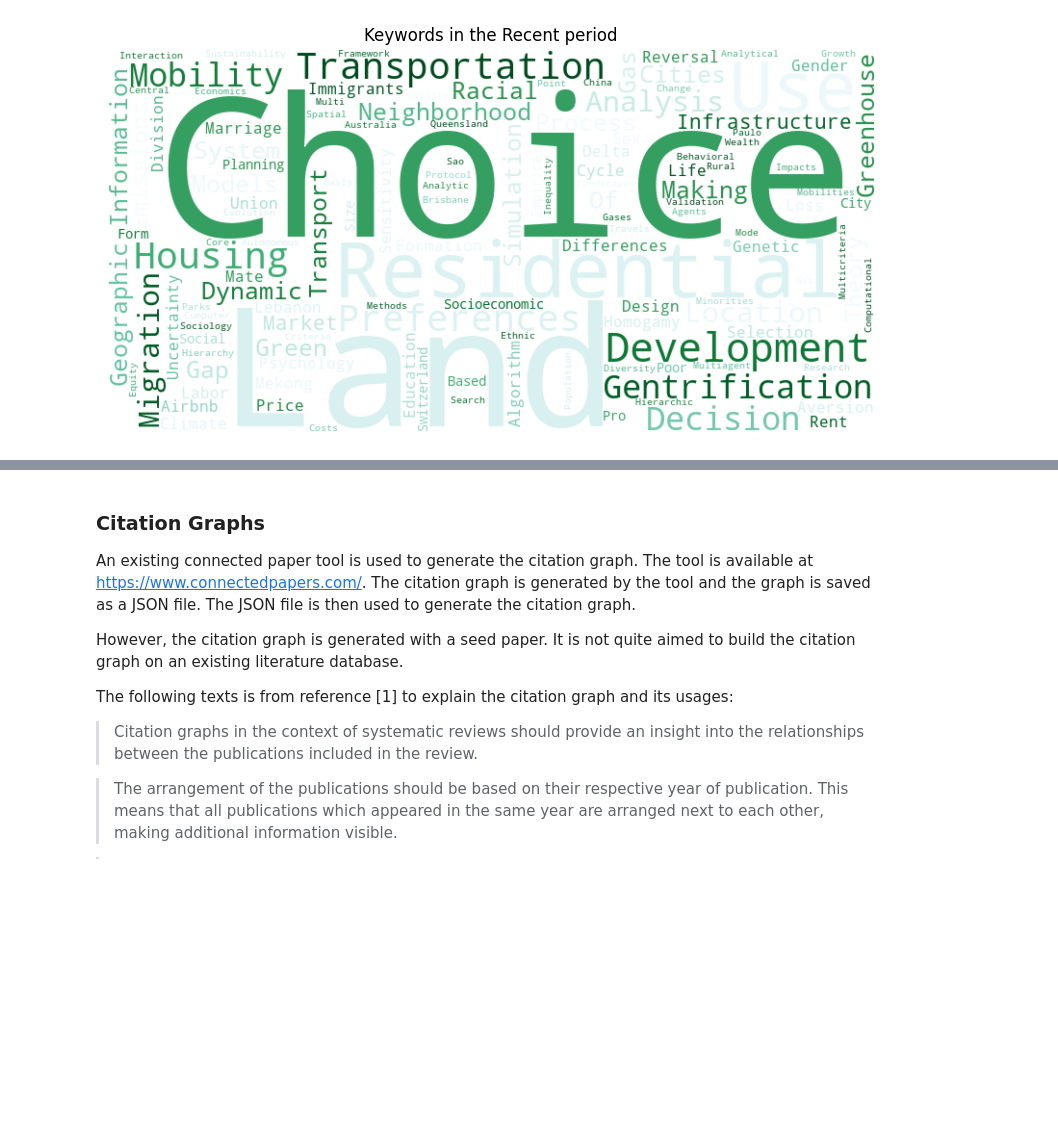
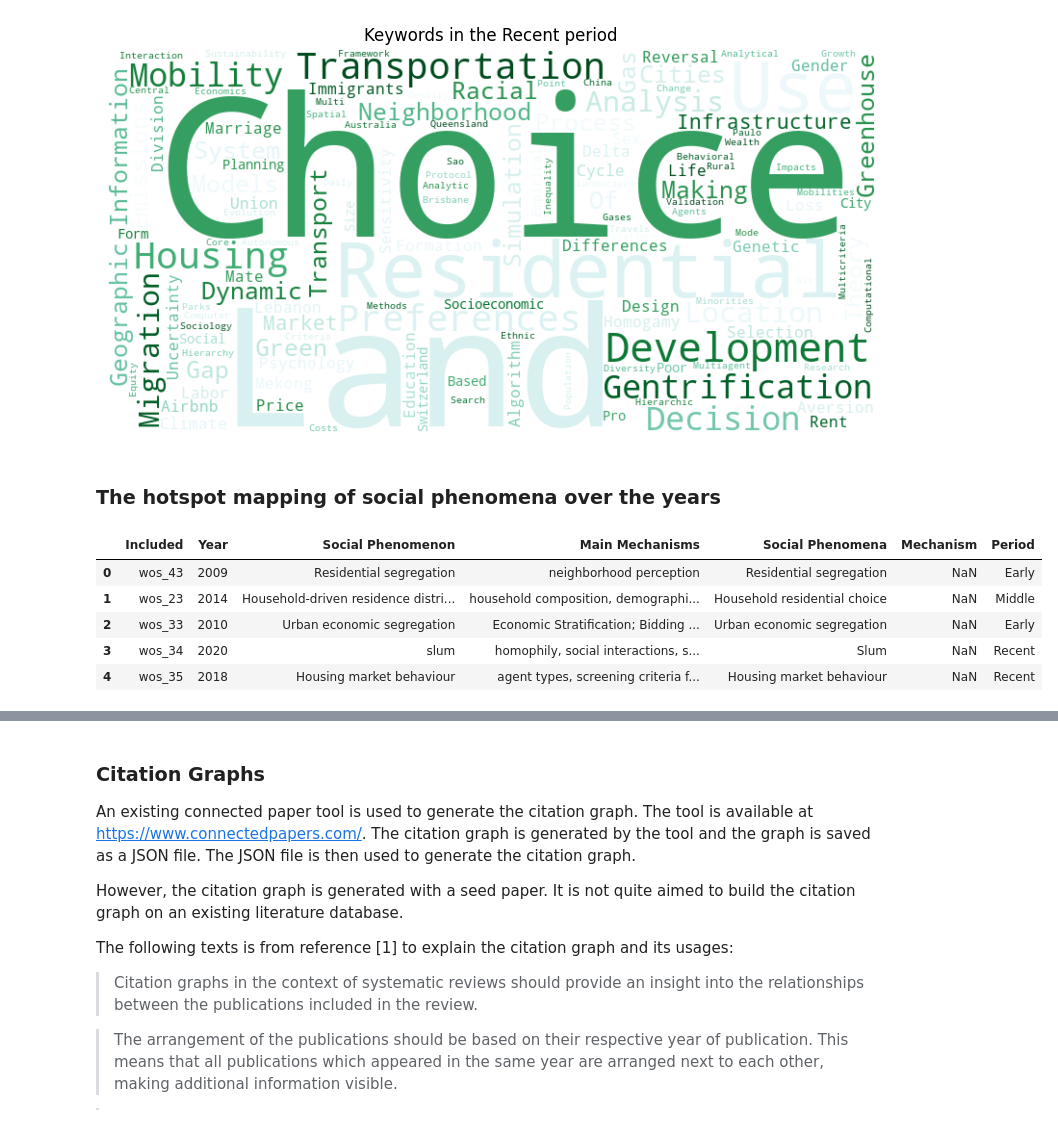
Before and after one commit to BayiLi081/slr-programming, a Jupyter notebook: process_instruction.ipynb, the cells around one changed output, grey strips where cells are left out. Cells and saved outputs as stored; diff of their text form; code cells hidden in the pictures; blank space fills up the shorter version.

```diff
--- a/process_instruction.ipynb
+++ b/process_instruction.ipynb
@@ -468,3 +468,22 @@ for period, list_words in kw_periods.items():
 [figure]
 [figure]
 [figure]
+# %% [markdown]
+### The hotspot mapping of social phenomena over the years
+# %%
+# import data final_database.csv
+df = pd.read_csv('data/sample-data/socialphenomena_mechanisms.csv')
+
+Periods = ['Early', 'Middle', 'Recent']
+
+# categories the year into the new column 'Period'
+df['Period'] = pd.cut(df['Year'], bins=[1900, 2012, 2017, 2040], labels=Periods)
+
+df.head()
+# %% [output]
+|  | Included | Year | Social Phenomenon | Main Mechanisms | Social Phenomena | Mechanism | Period |
+| 0 | wos_43 | 2009 | Residential segregation | neighborhood perception | Residential segregation | NaN | Early |
+| 1 | wos_23 | 2014 | Household-driven residence distri... | household composition, demographi... | Household residential choice | NaN | Middle |
+| 2 | wos_33 | 2010 | Urban economic segregation | Economic Stratification; Bidding ... | Urban economic segregation | NaN | Early |
+| 3 | wos_34 | 2020 | slum | homophily, social interactions, s... | Slum | NaN | Recent |
+| 4 | wos_35 | 2018 | Housing market behaviour | agent types, screening criteria f... | Housing market behaviour | NaN | Recent |
```
Also changed, not shown: parts of 3 cells of this notebook, 1 other file.
